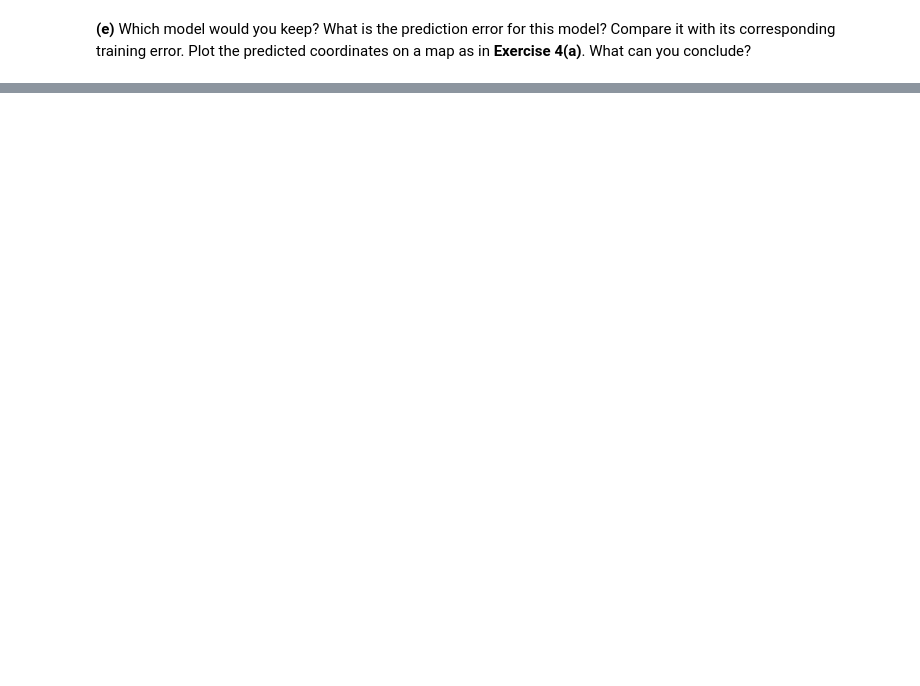
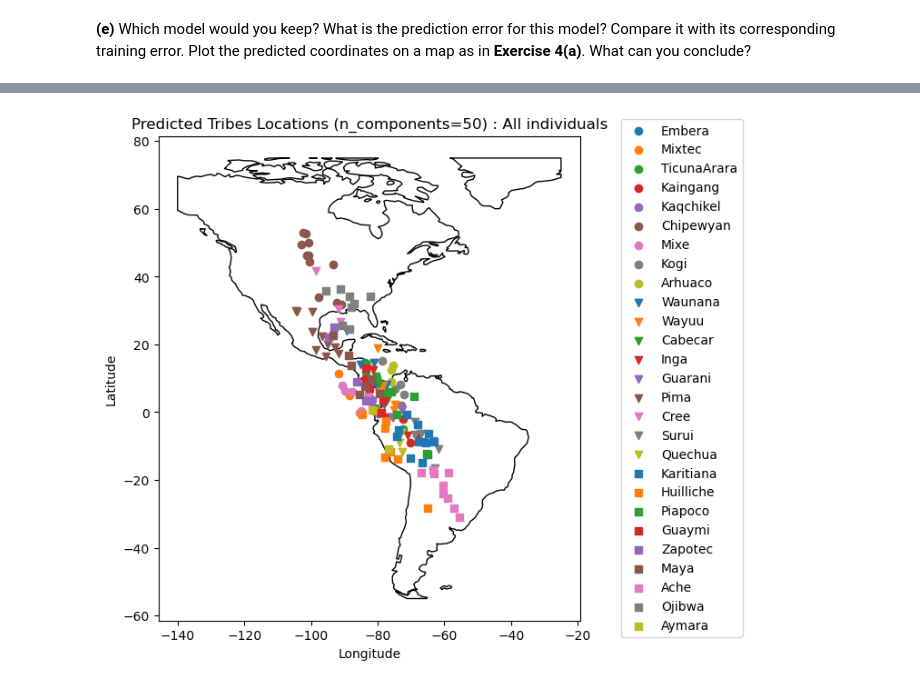
Before and after one commit to AlexGouret/ISLA, a Jupyter notebook: TP2.ipynb, the cells around one changed output, grey strips where cells are left out. Drawn from its saved outputs; the diff is of its cells as text; code cells hidden in the pictures; blank space fills up the shorter version.

```diff
--- a/TP2.ipynb
+++ b/TP2.ipynb
@@ -610,0 +564,86 @@ Plot successfully saved as 'predicted_coordinates_100_components.png'
+# %%
+# Load the data
+file_path = 'NAm2.txt'
+df = pd.read_csv(file_path, delimiter=' ')
+
+# Extract predictors and targets
+predictors = df.columns[8:]
+X = df[predictors].values
+Y = np.column_stack((df['lat'], df['long']))
+
+X_train, X_test, Y_train, Y_test, df_train, df_test = train_test_split(X, Y, df, test_size=0.30, random_state=0)
+
+
+# Fit the model with 50 components on the entire dataset
+pipeline = make_pipeline(
+    PCA(n_components=50),
+    LinearRegression()
+)
+
+pipeline.fit(X_train, Y_train)
+
+# Predict the coordinates
+Y_pred_test = pipeline.predict(X_test)
+df_test = df_test.copy()
+
+df_test['real_lat'] = Y_test[:, 0]
+df_test['real_long'] = Y_test[:, 1]
+
+df_test['pred_lat'] = Y_pred_test[:, 0]
+df_test['pred_long'] = Y_pred_test[:, 1]
+
+# Create a GeoDataFrame for the predicted coordinates
+gdf_pred_test = gpd.GeoDataFrame(df_test, geometry=gpd.points_from_xy(df_test['pred_long'], df_test['pred_lat']))
+
+# Plotting
+world = gpd.read_file(geodatasets.get_path('naturalearth.land'))
+fig_pred, ax_pred = plt.subplots(figsize=(8.0, 6.5))
+fig_tribe, ax_tribe = plt.subplots(figsize=(8.0, 6.5))
+fig_real, ax_real = plt.subplots(figsize=(8.0, 6.5))
+
+fig_pred.subplots_adjust(left=0.0, right=0.90, bottom=0.10, top=0.92)
+fig_tribe.subplots_adjust(left=0.0, right=0.90, bottom=0.10, top=0.92)
+fig_real.subplots_adjust(left=0.0, right=0.90, bottom=0.10, top=0.92)
+
+world.clip([-140, -55, -25, 75]).plot(ax=ax_pred, color='white', edgecolor='black')
+world.clip([-140, -55, -25, 75]).plot(ax=ax_tribe, color='white', edgecolor='black')
+world.clip([-140, -55, -25, 75]).plot(ax=ax_real, color='white', edgecolor='black')
+
+marker_list = ['o', 'v', 's']
+colors_list = [f'C{i}' for i in range(9)]
+
+for i, tribe in enumerate(gdf_pred_test['Pop'].unique()):
+    members_tribe = gdf_pred_test[gdf_pred_test['Pop'] == tribe]
+
+    ax_pred.scatter(members_tribe['pred_long'], members_tribe['pred_lat'],
+                marker=marker_list[i//9],
+                color=colors_list[i%9], label=tribe)
+
+    ax_tribe.scatter(np.mean(members_tribe['pred_long']), np.mean(members_tribe['pred_lat']),
+                marker=marker_list[i//9],
+                color=colors_list[i%9], label=tribe)
+
+    ax_real.scatter(members_tribe['real_long'], members_tribe['real_lat'],
+            marker=marker_list[i//9],
+            color=colors_list[i%9], label=tribe)
+
+
+
+ax_pred.legend(loc='center right', bbox_to_anchor=(1.4, 0.5))
+ax_pred.set_title('Predicted Tribes Locations (n_components=50) : All individuals')
+ax_pred.set_xlabel('Longitude')
+ax_pred.set_ylabel('Latitude')
+
+ax_tribe.legend(loc='center right', bbox_to_anchor=(1.4, 0.5))
+ax_tribe.set_title('Predicted Tribes Locations : Mean of individuals per tribe')
+ax_tribe.set_xlabel('Longitude')
+ax_tribe.set_ylabel('Latitude')
+
+ax_real.legend(loc='center right', bbox_to_anchor=(1.4, 0.5))
+ax_real.set_title('Real tribes location')
+ax_real.set_xlabel('Longitude')
+ax_real.set_ylabel('Latitude')
+
+plt.savefig('predicted_coordinates_50_components.png', bbox_inches='tight')
+# %% [output]
+[figure, added]
```
Also changed, not shown: parts of 19 cells of this notebook.
